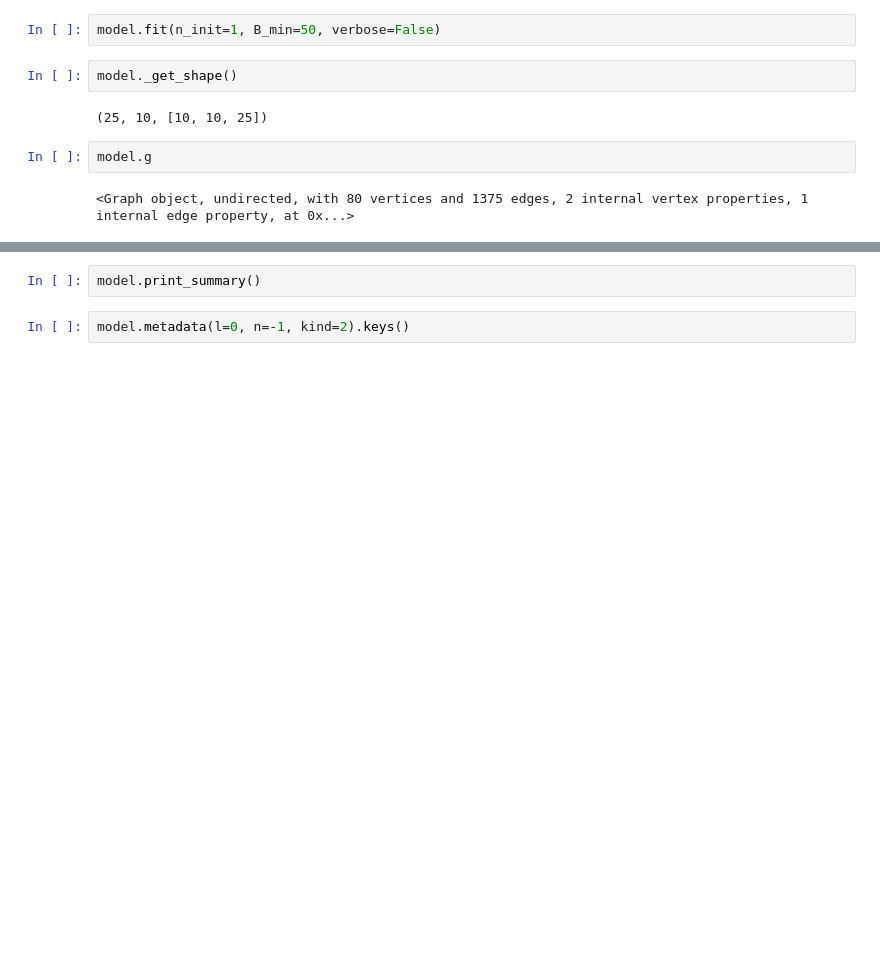
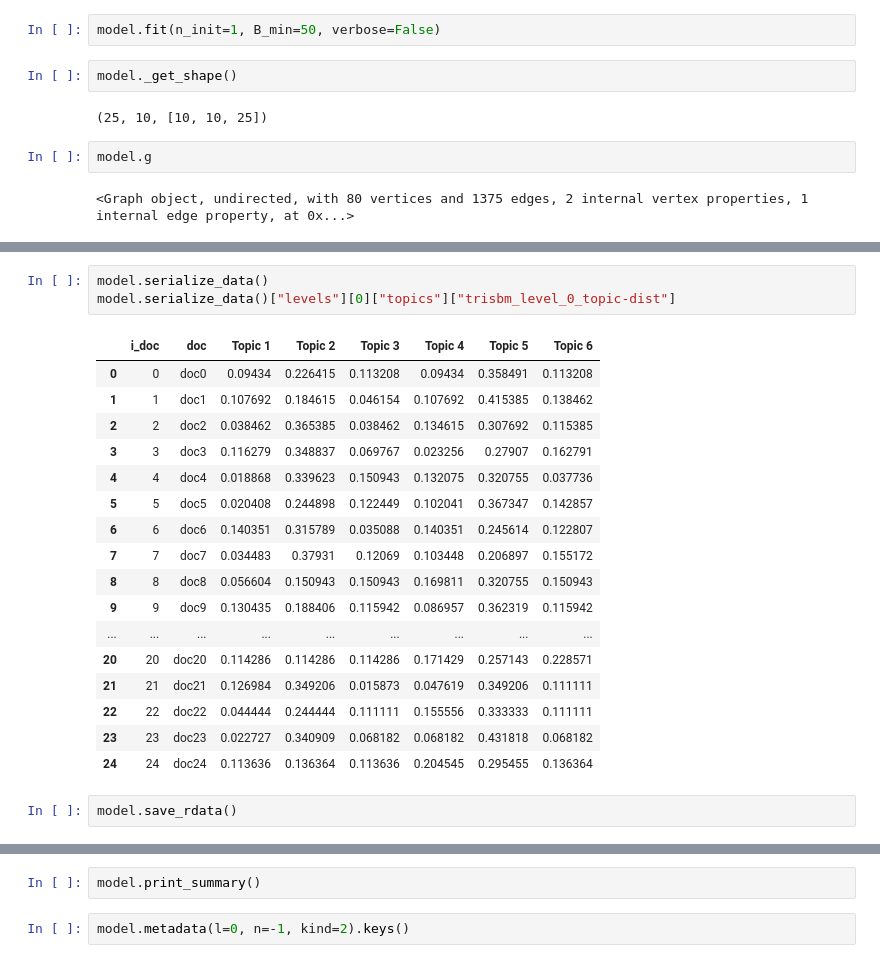
Before and after one commit to fvalle1/nsbm, a Jupyter notebook: nsbm.ipynb, the cells around one changed output, grey strips where cells are left out. Cells and saved outputs as stored; diff of their text form; blank space fills up the shorter version.

```diff
--- a/nsbm.ipynb
+++ b/nsbm.ipynb
@@ -121,3 +123,26 @@ model.metadata(0,-1,3)
+# %%
+model.serialize_data()
+model.serialize_data()["levels"][0]["topics"]["trisbm_level_0_topic-dist"]
+# %% [output]
+|  | i_doc | doc | Topic 1 | Topic 2 | Topic 3 | Topic 4 | Topic 5 | Topic 6 |
+| 0 | 0 | doc0 | 0.09434 | 0.226415 | 0.113208 | 0.09434 | 0.358491 | 0.113208 |
+| 1 | 1 | doc1 | 0.107692 | 0.184615 | 0.046154 | 0.107692 | 0.415385 | 0.138462 |
+| 2 | 2 | doc2 | 0.038462 | 0.365385 | 0.038462 | 0.134615 | 0.307692 | 0.115385 |
+| 3 | 3 | doc3 | 0.116279 | 0.348837 | 0.069767 | 0.023256 | 0.27907 | 0.162791 |
+| 4 | 4 | doc4 | 0.018868 | 0.339623 | 0.150943 | 0.132075 | 0.320755 | 0.037736 |
+| 5 | 5 | doc5 | 0.020408 | 0.244898 | 0.122449 | 0.102041 | 0.367347 | 0.142857 |
+| 6 | 6 | doc6 | 0.140351 | 0.315789 | 0.035088 | 0.140351 | 0.245614 | 0.122807 |
+| 7 | 7 | doc7 | 0.034483 | 0.37931 | 0.12069 | 0.103448 | 0.206897 | 0.155172 |
+| 8 | 8 | doc8 | 0.056604 | 0.150943 | 0.150943 | 0.169811 | 0.320755 | 0.150943 |
+| 9 | 9 | doc9 | 0.130435 | 0.188406 | 0.115942 | 0.086957 | 0.362319 | 0.115942 |
+| ... | ... | ... | ... | ... | ... | ... | ... | ... |
+| 20 | 20 | doc20 | 0.114286 | 0.114286 | 0.114286 | 0.171429 | 0.257143 | 0.228571 |
+| 21 | 21 | doc21 | 0.126984 | 0.349206 | 0.015873 | 0.047619 | 0.349206 | 0.111111 |
+| 22 | 22 | doc22 | 0.044444 | 0.244444 | 0.111111 | 0.155556 | 0.333333 | 0.111111 |
+| 23 | 23 | doc23 | 0.022727 | 0.340909 | 0.068182 | 0.068182 | 0.431818 | 0.068182 |
+| 24 | 24 | doc24 | 0.113636 | 0.136364 | 0.113636 | 0.204545 | 0.295455 | 0.136364 |
+# %%
+model.save_rdata()
 # %%
 model.save_data()
 # %% [output]
```
Also changed, not shown: parts of 9 cells of this notebook.
